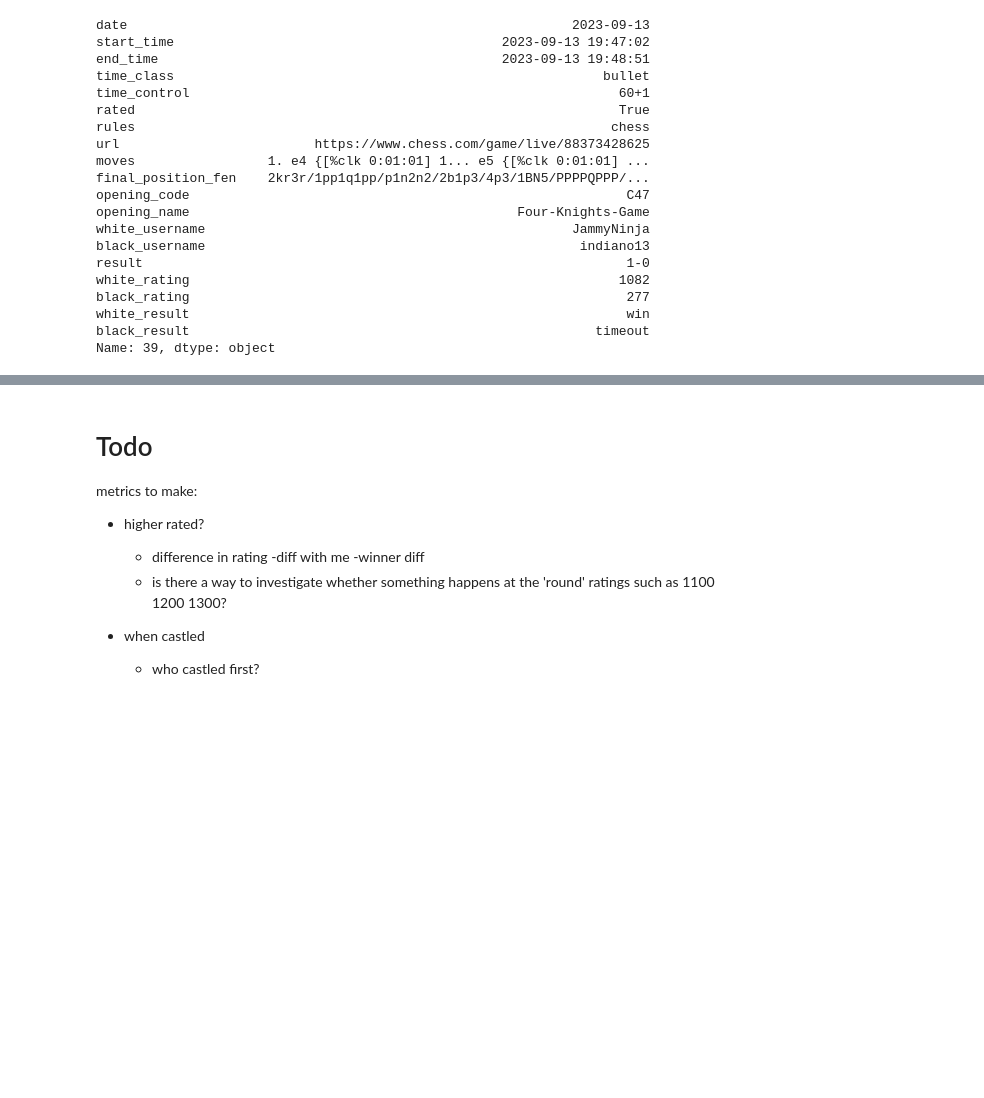
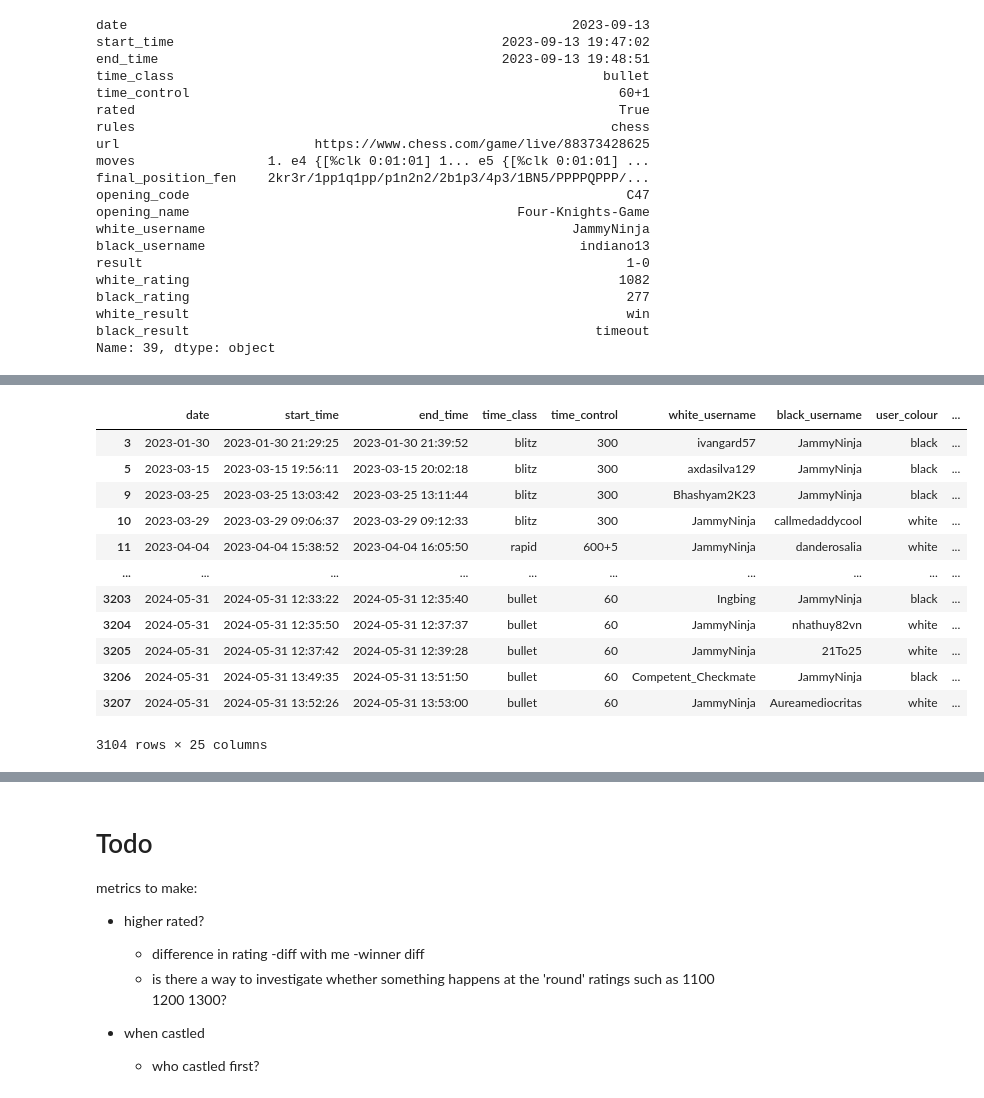
Before and after one commit to JammyNinja/Chess_analysis, a Jupyter notebook: EDA2_explore.ipynb, the cells around one changed output, grey strips where cells are left out. Drawn from its saved outputs; the diff is of its cells as text; code cells hidden in the pictures; blank space fills up the shorter version.

```diff
--- a/EDA2_explore.ipynb
+++ b/EDA2_explore.ipynb
@@ -150,6 +171,8 @@ def process_winner_rating(row):
     w_rating, b_rating = row["white_rating"], row["black_rating"] #reduce line size
     higher_rated = "white" if w_rating > b_rating else "black" #assumes draw is good for black
     rating_diff = w_rating - b_rating if winner == "white" else b_rating - w_rating
+
+    user_colour = "white" if row["white_username"] == "JammyNinja" else "black"
 
     def did_user_win(user = "JammyNinja"):
         if winner == "white" and row["white_username"] == user:
@@ -166,7 +189,8 @@ def process_winner_rating(row):
         "higher_rated" : higher_rated,
         "winner"       : winner,
         "rating_diff"  : rating_diff,
-        "user_win"     : user_win
+        "user_win"     : user_win,
+        "user_colour" : user_colour
     }
 process_winner_rating(all_games_df_raw.iloc[4])
 # %% [output]
@@ -285,0 +356,55 @@ Excluded 104 rows due to constraints
+# %%
+# user_castled =
+def add_users_castled_cols(df):
+    def user_castled(row):
+#         print(row)
+        user_castled = False
+        opp_castled = False
+
+        if str(row["w_cstl_move"]) == '0':
+            w_cstl_move = 0
+        else:
+            w_cstl_move = int(row["w_cstl_move"][:-1])
+
+        if str(row["b_cstl_move"]) == '0':
+            b_cstl_move = 0
+        else:
+            b_cstl_move = int(row["b_cstl_move"][:-1])
+
+        if row["user_colour"] == "white":
+            if w_cstl_move > 0:
+                user_castled = True
+            if b_cstl_move > 0:
+                opp_castled = True
+        else: #user is black
+            if b_cstl_move > 0:
+                user_castled = True
+            if w_cstl_move > 0:
+                opp_castled = True
+
+        return {
+            "user_castled" : user_castled,
+            "opp_castled" : opp_castled
+        }
+
+    cstl_cols = df.apply(user_castled, axis="columns", result_type="expand")
+    out_df = pd.concat([df,cstl_cols], axis=1)
+    return out_df
+
+# user_castled(test_game)
+selected_games_df = add_users_castled_cols(selected_games_df) #[["user_castled", "opp_castled", 'w_cstl_move', 'b_cstl_move', "user_colour"]]
+selected_games_df
+# %% [output]
+|  | date | start_time | end_time | time_class | time_control | white_username | black_username | user_colour | ... |
+| 3 | 2023-01-30 | 2023-01-30 21:29:25 | 2023-01-30 21:39:52 | blitz | 300 | ivangard57 | JammyNinja | black | ... |
+| 5 | 2023-03-15 | 2023-03-15 19:56:11 | 2023-03-15 20:02:18 | blitz | 300 | axdasilva129 | JammyNinja | black | ... |
+| 9 | 2023-03-25 | 2023-03-25 13:03:42 | 2023-03-25 13:11:44 | blitz | 300 | Bhashyam2K23 | JammyNinja | black | ... |
+| 10 | 2023-03-29 | 2023-03-29 09:06:37 | 2023-03-29 09:12:33 | blitz | 300 | JammyNinja | callmedaddycool | white | ... |
+| 11 | 2023-04-04 | 2023-04-04 15:38:52 | 2023-04-04 16:05:50 | rapid | 600+5 | JammyNinja | danderosalia | white | ... |
+| ... | ... | ... | ... | ... | ... | ... | ... | ... | ... |
+| 3203 | 2024-05-31 | 2024-05-31 12:33:22 | 2024-05-31 12:35:40 | bullet | 60 | Ingbing | JammyNinja | black | ... |
+| 3204 | 2024-05-31 | 2024-05-31 12:35:50 | 2024-05-31 12:37:37 | bullet | 60 | JammyNinja | nhathuy82vn | white | ... |
+| 3205 | 2024-05-31 | 2024-05-31 12:37:42 | 2024-05-31 12:39:28 | bullet | 60 | JammyNinja | 21To25 | white | ... |
+| 3206 | 2024-05-31 | 2024-05-31 13:49:35 | 2024-05-31 13:51:50 | bullet | 60 | Competent_Checkmate | JammyNinja | black | ... |
+| 3207 | 2024-05-31 | 2024-05-31 13:52:26 | 2024-05-31 13:53:00 | bullet | 60 | JammyNinja | Aureamediocritas | white | ... |
+3104 rows × 25 columns
```
Also changed, not shown: parts of 17 cells of this notebook.
